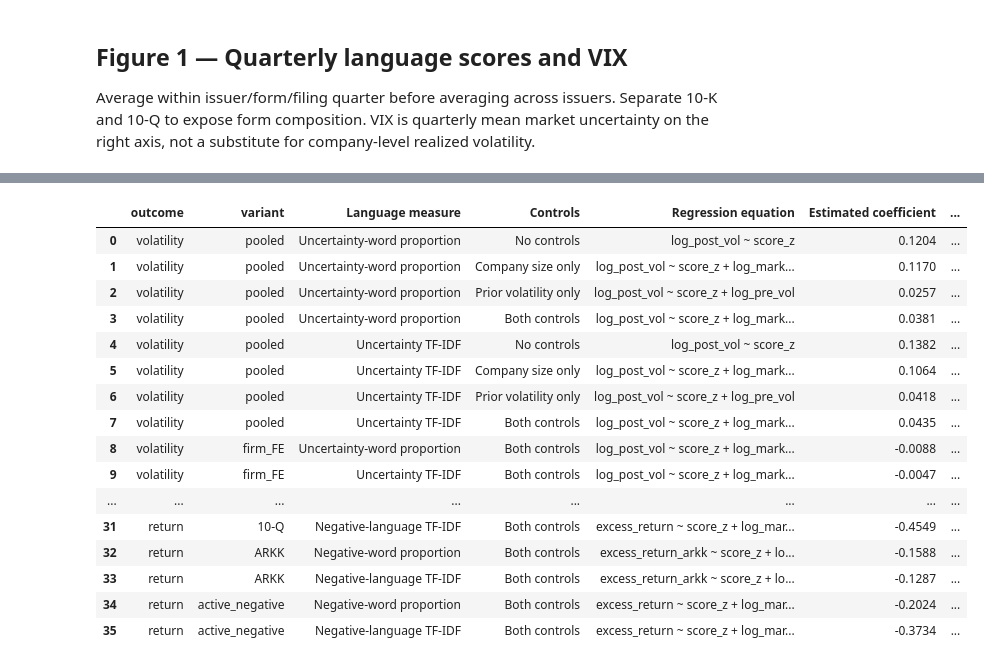
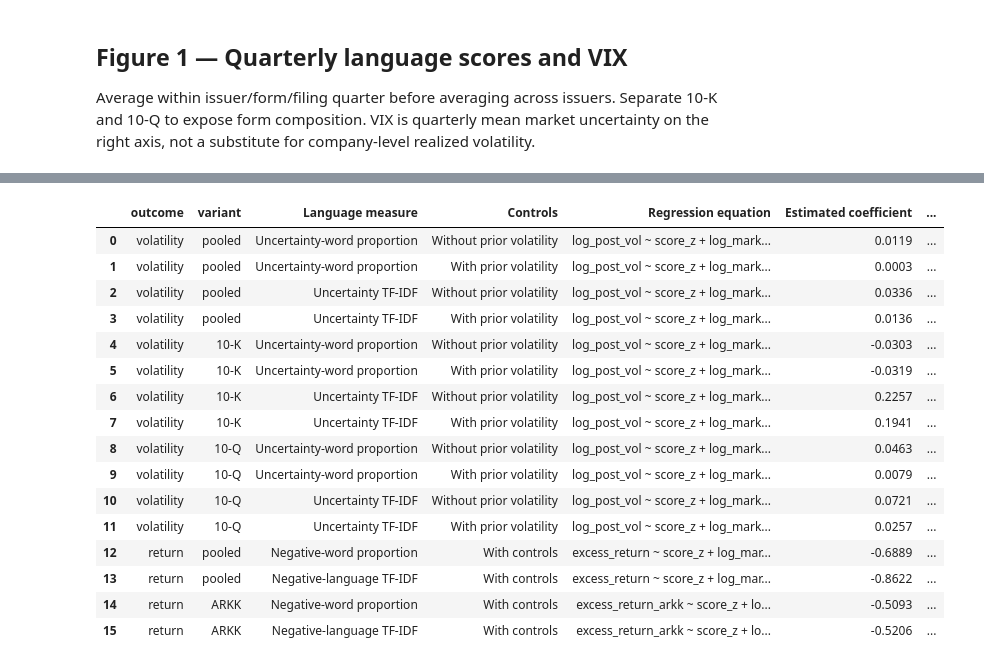
Before and after one commit to victor4628/FRE7871-NLP, a Jupyter notebook: assignment1.ipynb, the cells around one changed output, grey strips where cells are left out. Saved outputs shown, nothing was run; the diff lists cells and outputs as text; code cells hidden in the pictures.

```diff
--- a/assignment1.ipynb
+++ b/assignment1.ipynb
@@ -22,19 +22,22 @@ pd.set_option('display.max_columns',30)
 pd.set_option('display.float_format',lambda x:f'{x:.4f}')
 def show_table(frame):
     labels={'measure':'Language measure','control_set':'Controls','beta':'Estimated coefficient',
-            'se':'Standard error','t':'t statistic','p':'p-value (zero coefficient)','holm_p':'Adjusted p-value (Holm)',
+            'se':'Standard error','t':'t statistic','p':'p-value (zero coefficient)',
             'n':'Observations','firms':'Number of companies','form':'Report type',
             'ci_low':'95% confidence interval: lower','ci_high':'95% confidence interval: upper',
             'within_beta':'Within-company slope','within_se':'Within-company standard error',
-            'within_p':'Within-company p-value','within_holm_p':'Adjusted within-company p-value (Holm)',
+            'within_p':'Within-company p-value',
             'aggregate_beta':'Overall slope','aggregate_ols_t':'Ordinary OLS t statistic',
             'aggregate_hac_t':'Newey-West t statistic','within_n':'Company-quarter observations',
             'term':'Variable','formula':'Regression equation','mde80':'Approximate detectable effect (80% power)'}
     readable={'negative_prop':'Negative-word proportion','negative_tfidf':'Negative-language TF-IDF',
               'uncertainty_prop':'Uncertainty-word proportion','uncertainty_tfidf':'Uncertainty TF-IDF',
-              'none':'No controls','size':'Company size only','volatility':'Prior volatility only',
-              'both':'Both controls','score_z':'Language score (+1 standard deviation)',
-              'log_market_value':'Company size (log market value)','log_pre_vol':'Prior volatility (log)'}
+              'without_pre_volatility':'Without prior volatility',
+              'with_pre_volatility':'With prior volatility','with_controls':'With controls',
+              'score_z':'Language score (+1 standard deviation)',
+              'log_market_value':'Company size (log market value)','log_pre_vol':'Prior volatility (log)',
+              'log_dollar_volume':'Average dollar volume (log)',
+              'prior_excess_return':'Prior SPY excess return'}
     view=frame.copy()
     for col in ['measure','control_set','term']:
         if col in view:
@@ -292,23 +279,23 @@ All sensitivities use both size and prior volatility. Form-specific samples re-e
 # %%
 models=pd.read_csv(RESULTS/'all_outcome_models.csv')
-show_table(models[['outcome','variant','measure','control_set','formula','beta','se','p','n','corpus','negative_variance_terms']])
+show_table(models[['outcome','variant','measure','control_set','formula','beta','se','p','n','corpus']])
 # %% [output]
 |  | outcome | variant | Language measure | Controls | Regression equation | Estimated coefficient | ... |
-| 0 | volatility | pooled | Uncertainty-word proportion | No controls | log_post_vol ~ score_z | 0.1204 | ... |
-| 1 | volatility | pooled | Uncertainty-word proportion | Company size only | log_post_vol ~ score_z + log_mark... | 0.1170 | ... |
-| 2 | volatility | pooled | Uncertainty-word proportion | Prior volatility only | log_post_vol ~ score_z + log_pre_vol | 0.0257 | ... |
-| 3 | volatility | pooled | Uncertainty-word proportion | Both controls | log_post_vol ~ score_z + log_mark... | 0.0381 | ... |
-| 4 | volatility | pooled | Uncertainty TF-IDF | No controls | log_post_vol ~ score_z | 0.1382 | ... |
-| 5 | volatility | pooled | Uncertainty TF-IDF | Company size only | log_post_vol ~ score_z + log_mark... | 0.1064 | ... |
-| 6 | volatility | pooled | Uncertainty TF-IDF | Prior volatility only | log_post_vol ~ score_z + log_pre_vol | 0.0418 | ... |
-| 7 | volatility | pooled | Uncertainty TF-IDF | Both controls | log_post_vol ~ score_z + log_mark... | 0.0435 | ... |
-| 8 | volatility | firm_FE | Uncertainty-word proportion | Both controls | log_post_vol ~ score_z + log_mark... | -0.0088 | ... |
-| 9 | volatility | firm_FE | Uncertainty TF-IDF | Both controls | log_post_vol ~ score_z + log_mark... | -0.0047 | ... |
-| ... | ... | ... | ... | ... | ... | ... | ... |
-| 31 | return | 10-Q | Negative-language TF-IDF | Both controls | excess_return ~ score_z + log_mar... | -0.4549 | ... |
-| 32 | return | ARKK | Negative-word proportion | Both controls | excess_return_arkk ~ score_z + lo... | -0.1588 | ... |
-| 33 | return | ARKK | Negative-language TF-IDF | Both controls | excess_return_arkk ~ score_z + lo... | -0.1287 | ... |
-| 34 | return | active_negative | Negative-word proportion | Both controls | excess_return ~ score_z + log_mar... | -0.2024 | ... |
-| 35 | return | active_negative | Negative-language TF-IDF | Both controls | excess_return ~ score_z + log_mar... | -0.3734 | ... |
+| 0 | volatility | pooled | Uncertainty-word proportion | Without prior volatility | log_post_vol ~ score_z + log_mark... | 0.0119 | ... |
+| 1 | volatility | pooled | Uncertainty-word proportion | With prior volatility | log_post_vol ~ score_z + log_mark... | 0.0003 | ... |
+| 2 | volatility | pooled | Uncertainty TF-IDF | Without prior volatility | log_post_vol ~ score_z + log_mark... | 0.0336 | ... |
+| 3 | volatility | pooled | Uncertainty TF-IDF | With prior volatility | log_post_vol ~ score_z + log_mark... | 0.0136 | ... |
+| 4 | volatility | 10-K | Uncertainty-word proportion | Without prior volatility | log_post_vol ~ score_z + log_mark... | -0.0303 | ... |
+| 5 | volatility | 10-K | Uncertainty-word proportion | With prior volatility | log_post_vol ~ score_z + log_mark... | -0.0319 | ... |
+| 6 | volatility | 10-K | Uncertainty TF-IDF | Without prior volatility | log_post_vol ~ score_z + log_mark... | 0.2257 | ... |
+| 7 | volatility | 10-K | Uncertainty TF-IDF | With prior volatility | log_post_vol ~ score_z + log_mark... | 0.1941 | ... |
+| 8 | volatility | 10-Q | Uncertainty-word proportion | Without prior volatility | log_post_vol ~ score_z + log_mark... | 0.0463 | ... |
+| 9 | volatility | 10-Q | Uncertainty-word proportion | With prior volatility | log_post_vol ~ score_z + log_mark... | 0.0079 | ... |
+| 10 | volatility | 10-Q | Uncertainty TF-IDF | Without prior volatility | log_post_vol ~ score_z + log_mark... | 0.0721 | ... |
+| 11 | volatility | 10-Q | Uncertainty TF-IDF | With prior volatility | log_post_vol ~ score_z + log_mark... | 0.0257 | ... |
+| 12 | return | pooled | Negative-word proportion | With controls | excess_return ~ score_z + log_mar... | -0.6889 | ... |
+| 13 | return | pooled | Negative-language TF-IDF | With controls | excess_return ~ score_z + log_mar... | -0.8622 | ... |
+| 14 | return | ARKK | Negative-word proportion | With controls | excess_return_arkk ~ score_z + lo... | -0.5093 | ... |
+| 15 | return | ARKK | Negative-language TF-IDF | With controls | excess_return_arkk ~ score_z + lo... | -0.5206 | ... |
 # %% [markdown]
 ## Interpretation and limitations
```
Also changed, not shown: parts of 25 cells of this notebook, 14 other files.
